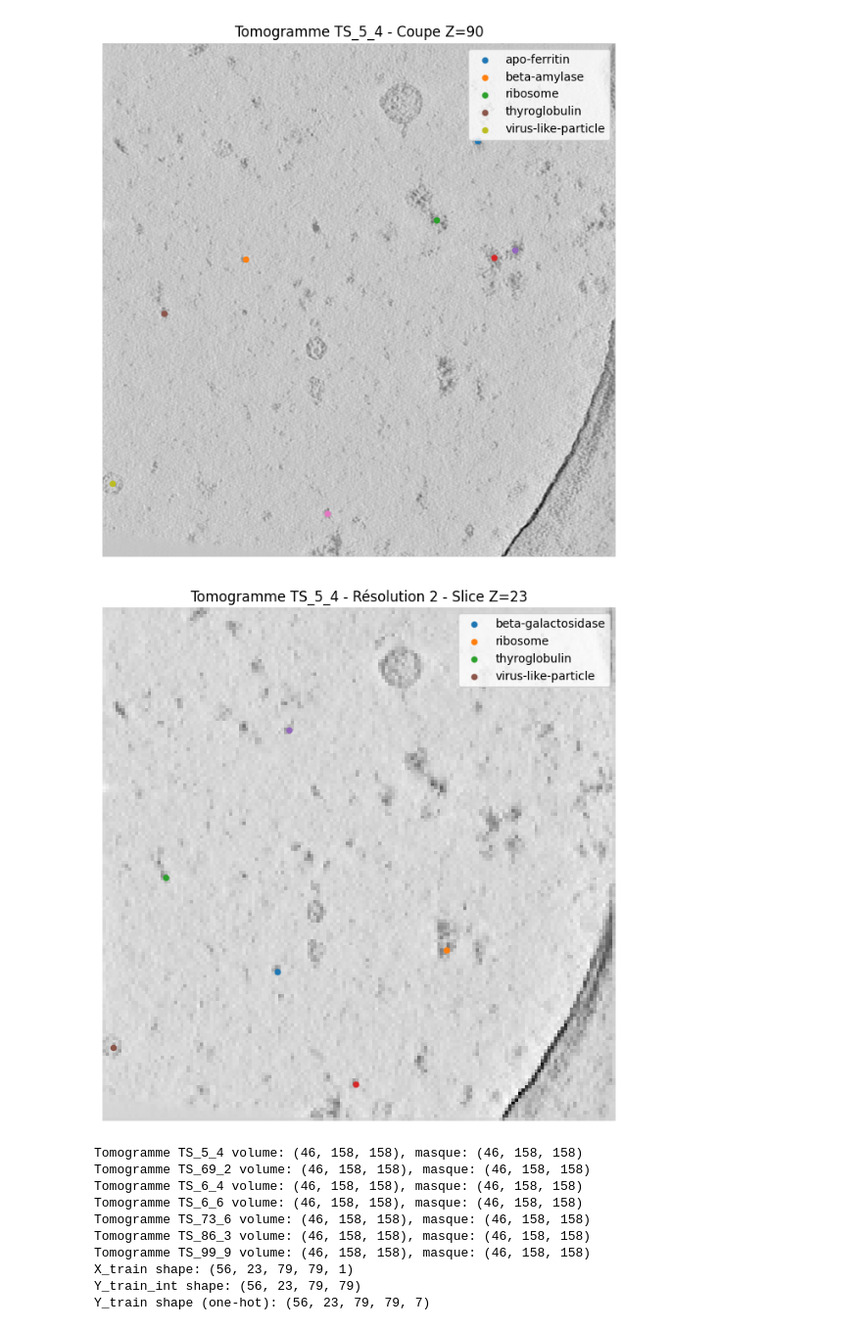
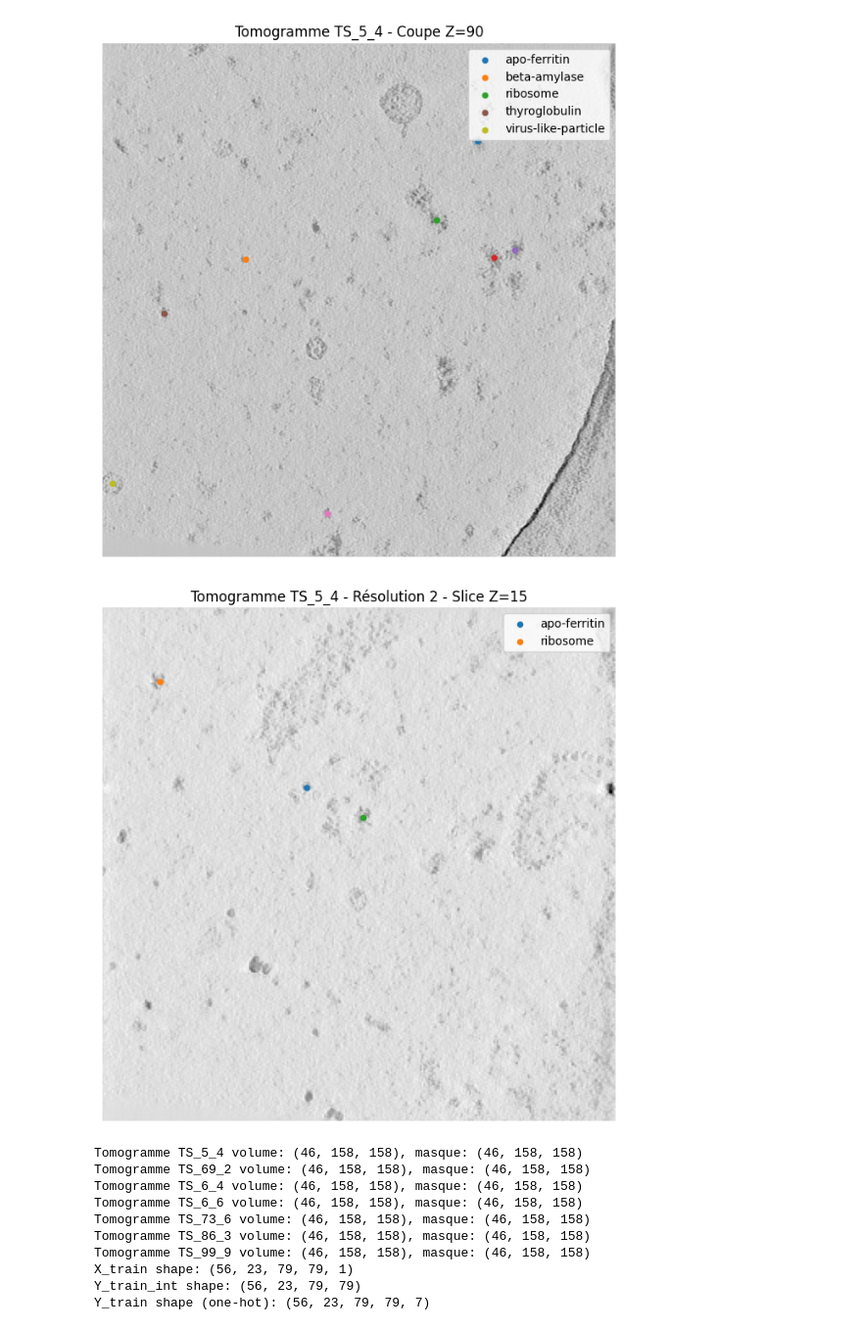
Before and after one commit to noemiegs/Deep-Learning-Project-CS, a Jupyter notebook: test_Unet3D_good.ipynb, the cells around one changed output. Shown at 98% size. Saved outputs shown, nothing was run; the diff lists cells and outputs as text; code cells hidden in the pictures.

```diff
--- a/test_Unet3D_good.ipynb
+++ b/test_Unet3D_good.ipynb
@@ -113,3 +113,20 @@ axs[2].set_title("Basse résolution (46, 158, 158)")
 plt.show()
 # %% [output]
 [figure]
+# %%
+import matplotlib.pyplot as plt
+
+# Afficher une coupe z=0 pour chaque résolution
+fig, axs = plt.subplots(1, 3, figsize=(15, 5))
+
+# Liste des titres
+titles = ["Pleine résolution (184, 630, 630)",
+          "Moyenne résolution (92, 315, 315)",
+          "Basse résolution (46, 158, 158)"]
+
+for i, ax in enumerate(axs):
+    ax.imshow(all_data['TS_5_4'][str(i)]['data'][0, :, :], cmap='gray')
+    ax.set_title(titles[i], fontsize=16)  # Augmenter la taille du titre
+    ax.tick_params(axis='both', labelsize=14)  # Augmenter la taille des ticks
+
+plt.show()
@@ -238,0 +258,18 @@ plt.show()
+# %%
+import matplotlib.pyplot as plt
+import math
+
+# --- Histogramme global ---
+global_counts = {}
+for tomogram, molecules in all_targets.items():
+    for molecule, points in molecules.items():
+        global_counts[molecule] = global_counts.get(molecule, 0) + len(points)
+
+plt.figure(figsize=(10, 6))
+plt.bar(global_counts.keys(), global_counts.values(), color='skyblue')
+plt.xlabel("Type de protéine", fontsize=17)  # Taille augmentée
+plt.ylabel("Nombre d'exemplaires", fontsize=17)  # Taille augmentée
+# plt.title("Histogramme global du nombre d'exemplaires de protéines", fontsize=22)  # Taille augmentée
+plt.xticks(rotation=30, fontsize=15)  # Rotation pour meilleure lisibilité
+plt.yticks(fontsize=15)
+plt.show()
@@ -459,10 +498,10 @@ import numpy as np
 #   all_targets = load_targets(TARGET_DIR)
 
 # Pour la résolution 2, le voxel_size est 4 fois celui de la résolution 0 (4 * 10 = 40)
-voxel_size = 40
+voxel_size = 20
 tomogram_folder = 'TS_5_4'
-resolution_group = '2'
-slice_index = 23  # Choix d'une slice au milieu du volume de résolution 2 (le volume a 46 slices)
+resolution_group = '1'
+slice_index = 15  # Choix d'une slice au milieu du volume de résolution 2 (le volume a 46 slices)
 
 # Charger la coupe du tomogramme à la résolution 2
 tomogram_volume = all_data[tomogram_folder][resolution_group]['data']
@@ -471,34 +510,34 @@ image_slice = tomogram_volume[slice_index, :, :]
 plt.figure(figsize=(8, 8))
 plt.imshow(image_slice, cmap='gray')
 plt.title(f"Tomogramme {tomogram_folder} - Résolution 2 - Slice Z={slice_index}")
 
 # Vérifier si des cibles (targets) sont présentes pour ce tomogramme
 if tomogram_folder in all_targets:
     molecules = all_targets[tomogram_folder]
 
     # Pour éviter les doublons dans la légende
     legend_entries = {}
 
     for molecule, points in molecules.items():
         for point in points:
             # Conversion des coordonnées physiques en indices voxels en divisant par voxel_size (40 à cette résolution)
             x = point["location"]["x"] / voxel_size
             y = point["location"]["y"] / voxel_size
             z = point["location"]["z"] / voxel_size  # Coordonnée Z en voxels
 
             # Afficher uniquement les points proches de la slice sélectionnée
             if abs(z - slice_index) < 0.75:
                 sc = plt.scatter(x, y, s=20)
                 if molecule not in legend_entries:
                     legend_entries[molecule] = sc
 
     if legend_entries:
         plt.legend(legend_entries.values(), legend_entries.keys(), loc='upper right')
 
 plt.axis('off')
 plt.show()
 # %% [output]
-[figure, old version]
+[figure, new version]
 # %%
 # --- PARTIE 2 : PRÉPARATION DES PATCHES ET DES MASQUES DE SEGMENTATION ---
 import tensorflow as tf
```
Also changed, not shown: parts of 13 cells of this notebook.
